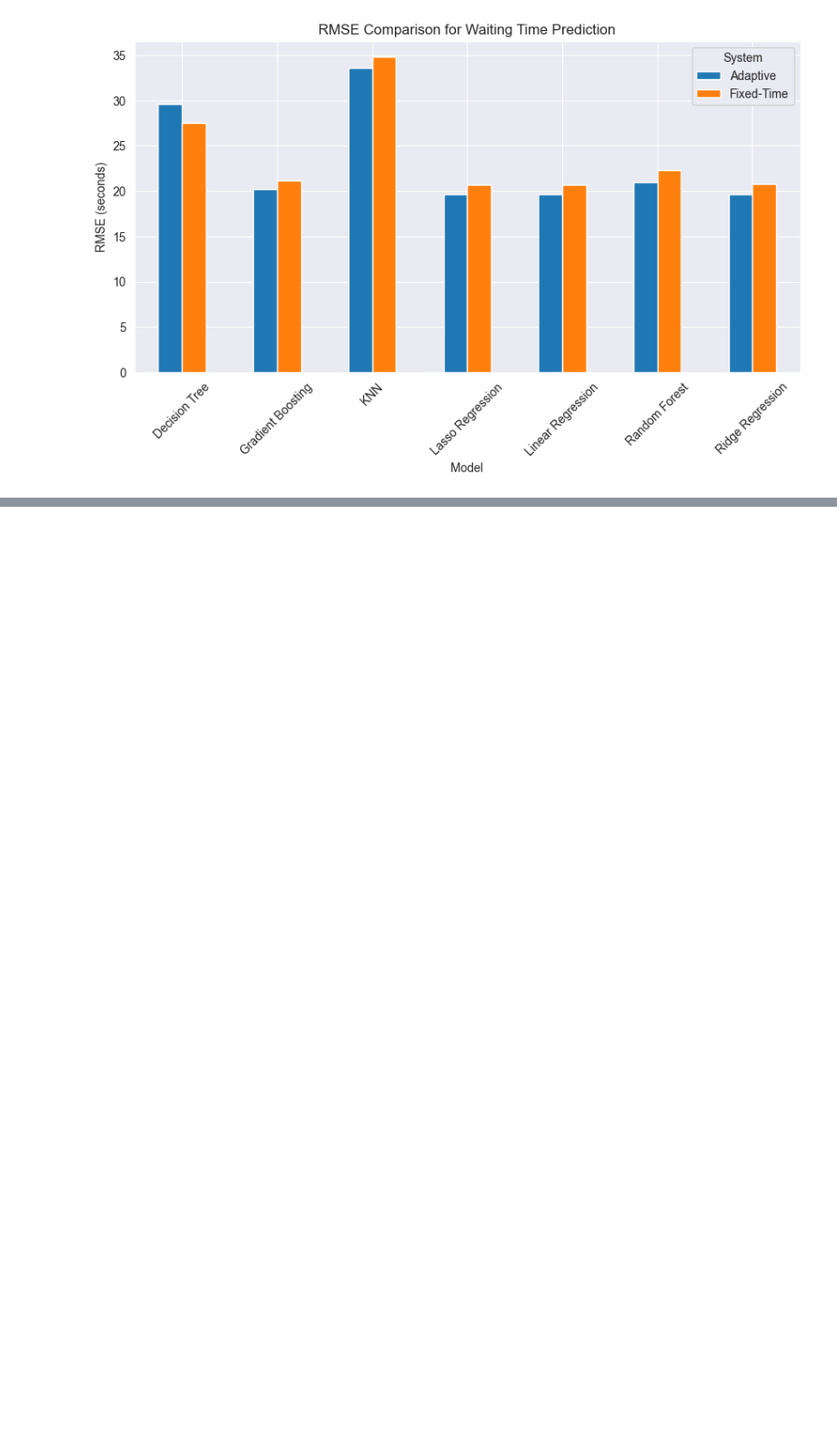
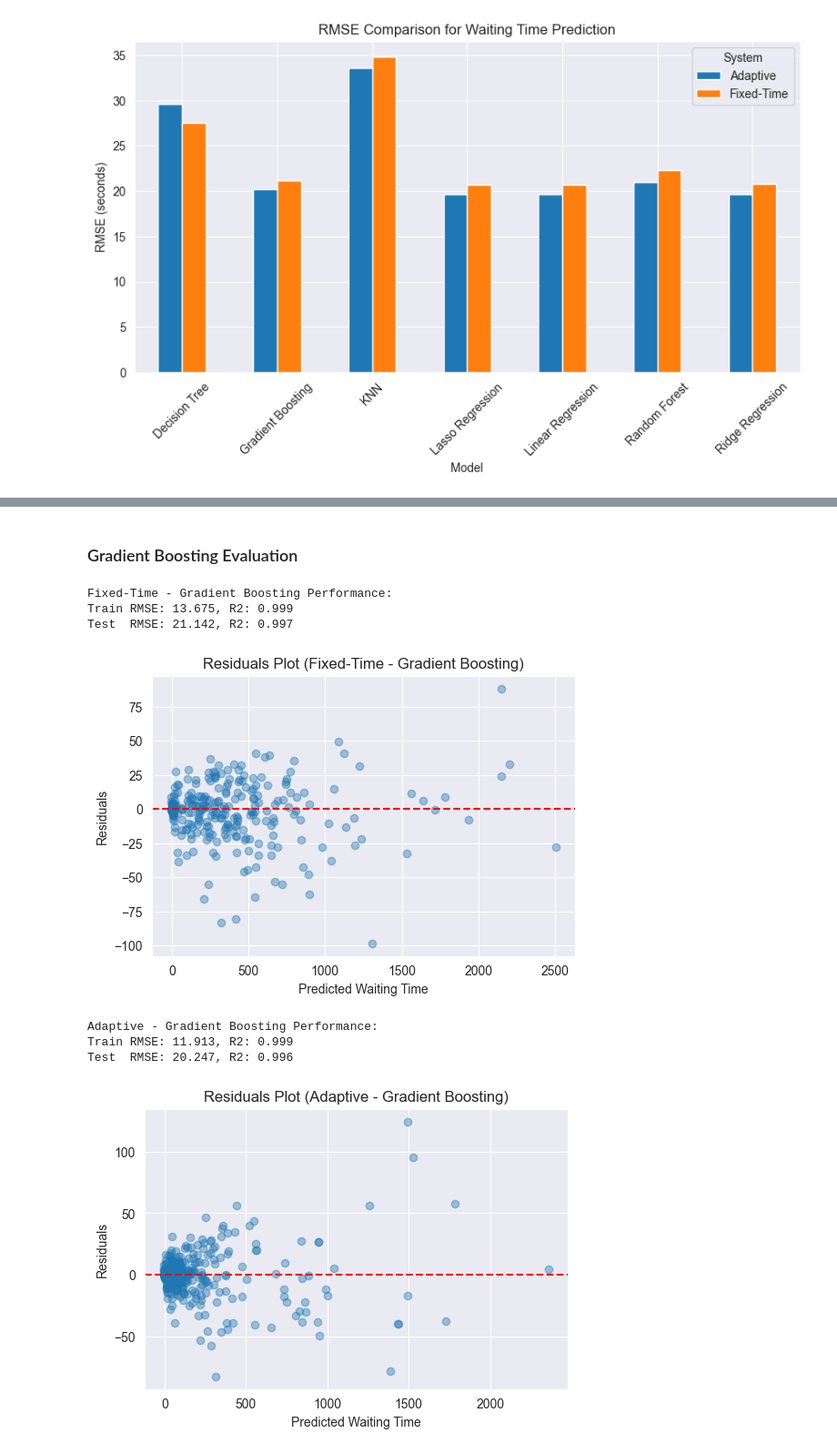
Before and after one commit to ThalhaAnas/DSGP-31, a Jupyter notebook: notebooks/Modeling _and_Comparison.ipynb, the cells around one changed output, grey strips where cells are left out. Shown at 91% size. Drawn from its saved outputs; the diff is of its cells as text; code cells hidden in the pictures; blank space fills up the shorter version.

```diff
--- a/notebooks/Modeling _and_Comparison.ipynb
+++ b/notebooks/Modeling _and_Comparison.ipynb
@@ -98,0 +163,76 @@ plt.show()
+# %% [markdown]
+### Gradient Boosting Evaluation
+# %%
+import pandas as pd
+import numpy as np
+import matplotlib.pyplot as plt
+from sklearn.model_selection import train_test_split
+from sklearn.preprocessing import StandardScaler
+from sklearn.metrics import mean_squared_error, r2_score
+from sklearn.ensemble import GradientBoostingRegressor
+
+# Load dataset
+fixed = pd.read_csv(r"C:\Users\USER\PycharmProjects\component2_traffic\data\component2_traffic_fixed.csv")
+adaptive = pd.read_csv(r"C:\Users\USER\PycharmProjects\component2_traffic\data\component2_traffic_adaptive.csv")
+
+target = "waiting_time"
+features = ["route_length", "depart_time", "duration", "time_loss"]
+
+def train_gradient_boosting(df, system_name):
+    # Prepare data
+    X = df[features]
+    y = df[target]
+
+    # Optional scaling (not mandatory for tree-based models)
+    scaler = StandardScaler()
+    X_scaled = scaler.fit_transform(X)
+
+    # Split
+    X_train, X_test, y_train, y_test = train_test_split(
+        X_scaled, y, test_size=0.2, random_state=42
+    )
+
+    # Train Gradient Boosting
+    gb = GradientBoostingRegressor(random_state=42)
+    gb.fit(X_train, y_train)
+
+    # Predictions
+    y_train_pred = gb.predict(X_train)
+    y_test_pred = gb.predict(X_test)
+
+    # Metrics
+    train_rmse = np.sqrt(mean_squared_error(y_train, y_train_pred))
+    test_rmse = np.sqrt(mean_squared_error(y_test, y_test_pred))
+    train_r2 = r2_score(y_train, y_train_pred)
+    test_r2 = r2_score(y_test, y_test_pred)
+
+    print(f"{system_name} - Gradient Boosting Performance:")
+    print(f"Train RMSE: {train_rmse:.3f}, R2: {train_r2:.3f}")
+    print(f"Test  RMSE: {test_rmse:.3f}, R2: {test_r2:.3f}")
+
+    # Residual plot
+    residuals = y_test - y_test_pred
+    plt.figure(figsize=(6,4))
+    plt.scatter(y_test_pred, residuals, alpha=0.4)
+    plt.axhline(0, linestyle="--", color="red")
+    plt.xlabel("Predicted Waiting Time")
+    plt.ylabel("Residuals")
+    plt.title(f"Residuals Plot ({system_name} - Gradient Boosting)")
+    plt.show()
+
+    return gb, X_train, X_test, y_train, y_test
+
+# Run for Fixed-Time
+gb_fixed, X_train_fixed, X_test_fixed, y_train_fixed, y_test_fixed = train_gradient_boosting(fixed, "Fixed-Time")
+
+# Run for Adaptive
+gb_adaptive, X_train_adaptive, X_test_adaptive, y_train_adaptive, y_test_adaptive = train_gradient_boosting(adaptive, "Adaptive")
+# %% [output]
+Fixed-Time - Gradient Boosting Performance:
+Train RMSE: 13.675, R2: 0.999
+Test  RMSE: 21.142, R2: 0.997
+[figure, added]
+Adaptive - Gradient Boosting Performance:
+Train RMSE: 11.913, R2: 0.999
+Test  RMSE: 20.247, R2: 0.996
+[figure, added]
```
Also changed, not shown: parts of 8 cells of this notebook.
